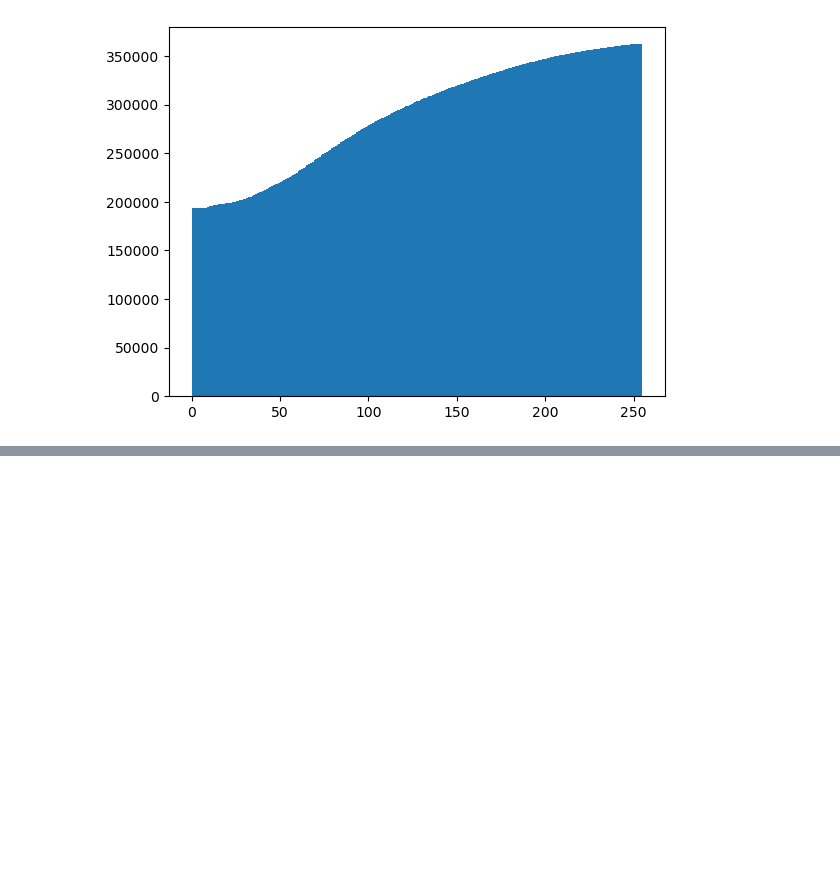
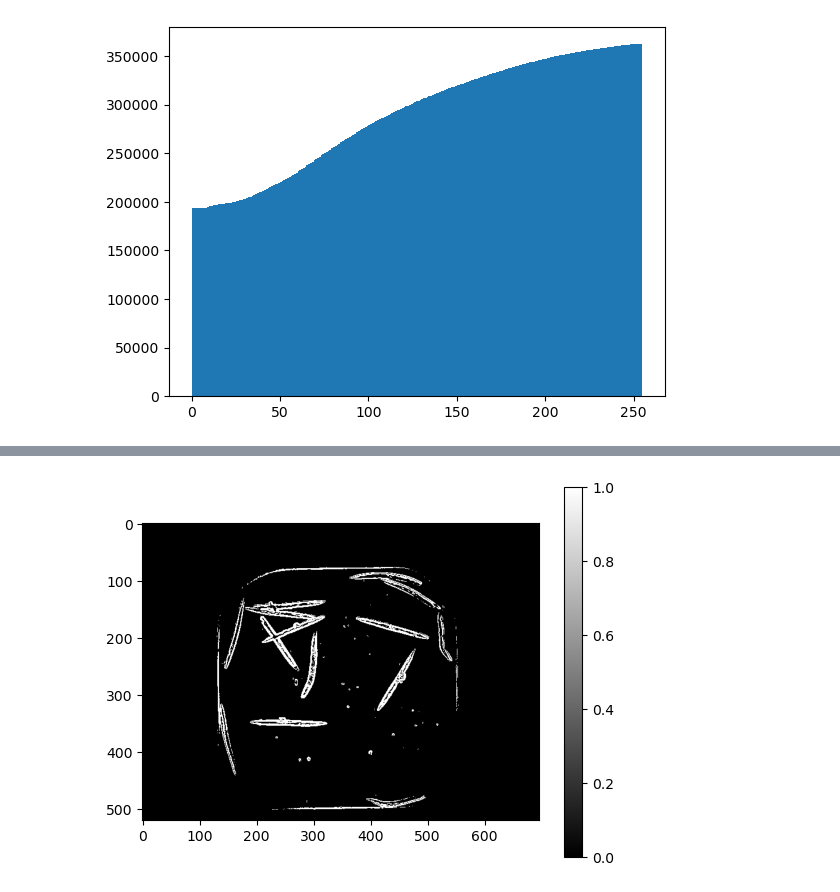
Before and after one commit to Lilian-GA/Nematode_status_assay, a Jupyter notebook: one_image_test.ipynb, the cells around one changed output, grey strips where cells are left out. Saved outputs shown, nothing was run; the diff lists cells and outputs as text; code cells hidden in the pictures; blank space fills up the shorter version.

```diff
--- a/one_image_test.ipynb
+++ b/one_image_test.ipynb
@@ -87,0 +110,6 @@ plt.show()
+# %%
+plt.imshow(all_contours>30, cmap="gray")
+plt.colorbar()
+plt.show()
+# %% [output]
+[figure, added]
```
Also changed, not shown: parts of 14 cells of this notebook.
